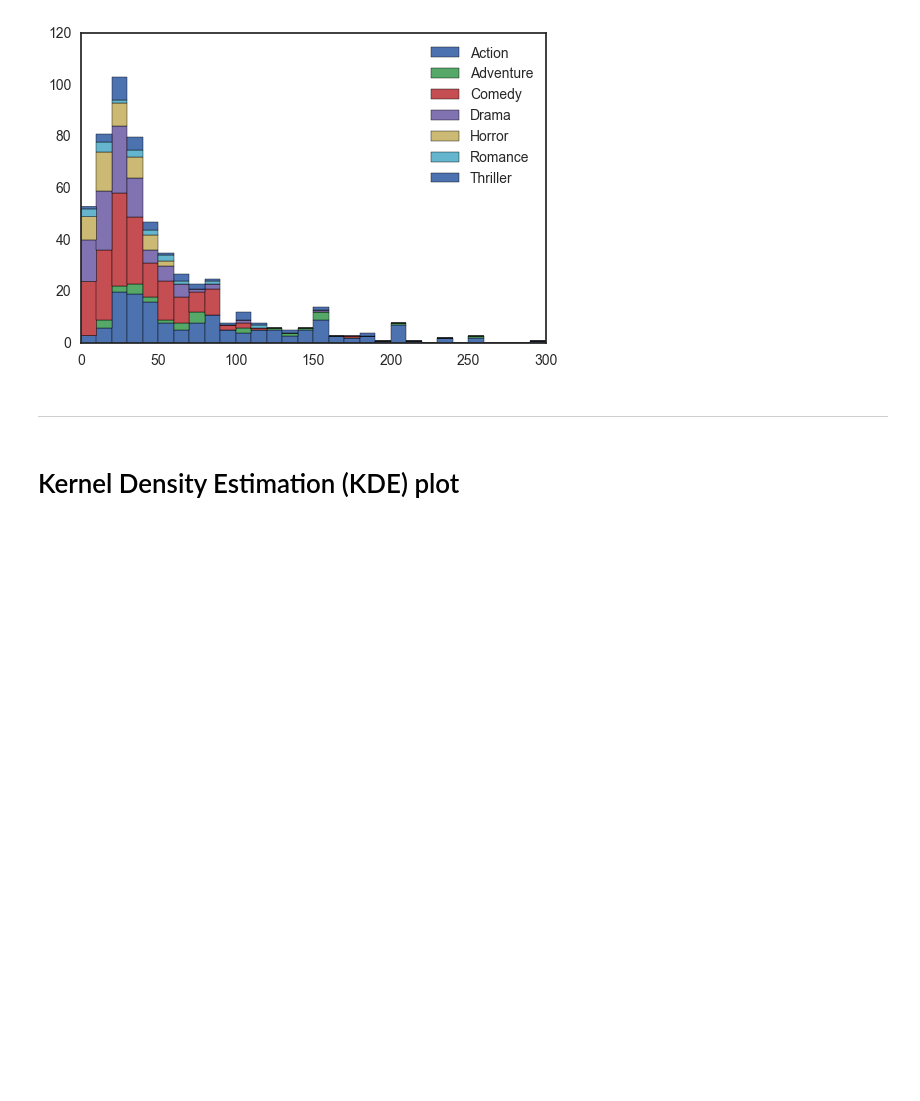
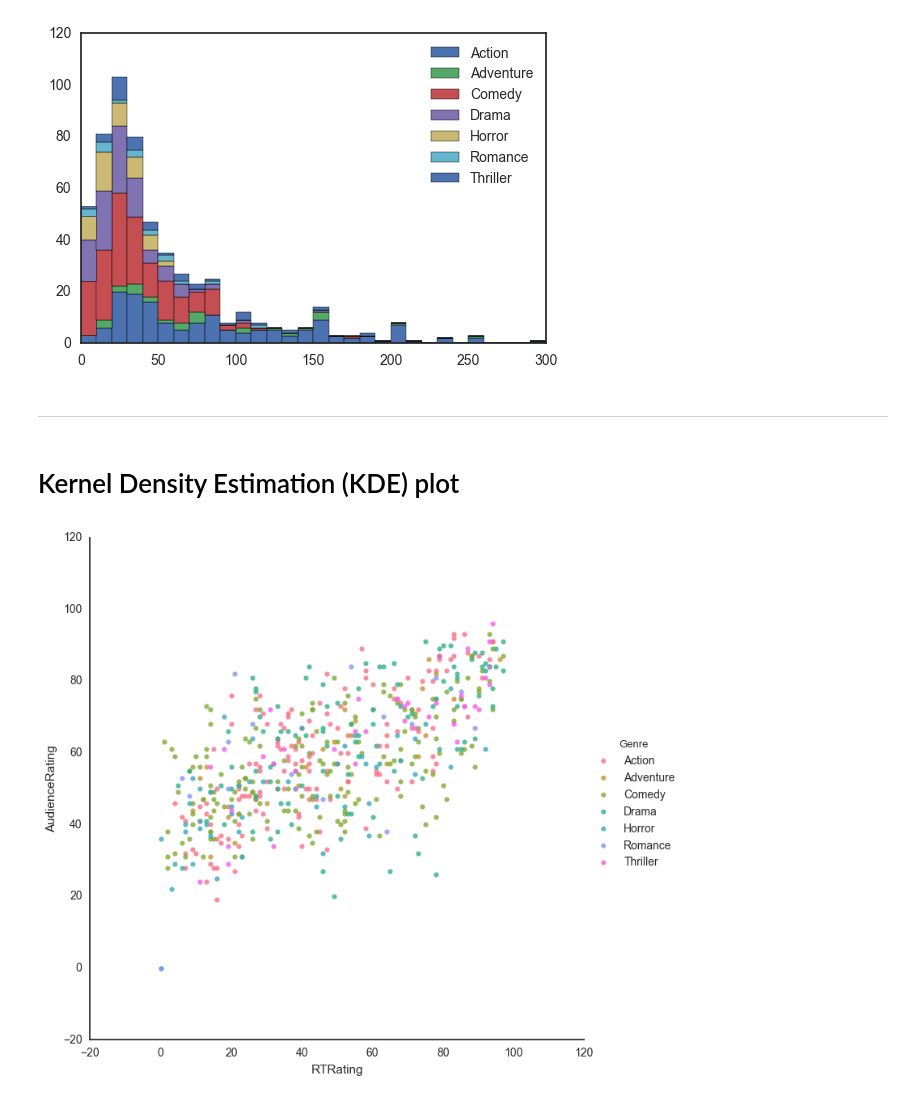
Before and after one commit to epireve/nb-projects, a Jupyter notebook: Movie Ratings Analytics.ipynb, the cells around one changed output. Saved outputs shown, nothing was run; the diff lists cells and outputs as text; code cells hidden in the pictures; blank space fills up the shorter version.

```diff
--- a/Movie Ratings Analytics.ipynb
+++ b/Movie Ratings Analytics.ipynb
@@ -333,4 +333,6 @@ plt.show()
 # %% [markdown]
 # Kernel Density Estimation (KDE) plot
 # %%
-vis1 = sns.lmplot(data=movies, x='RTRating', y='AudienceRating', )
+vis1 = sns.lmplot(data=movies, x='RTRating', y='AudienceRating', fit_reg=False, hue='Genre', size=7, aspect=1)
+# %% [output]
+[figure, added]
```
Also changed, not shown: parts of 1 cell of this notebook.
